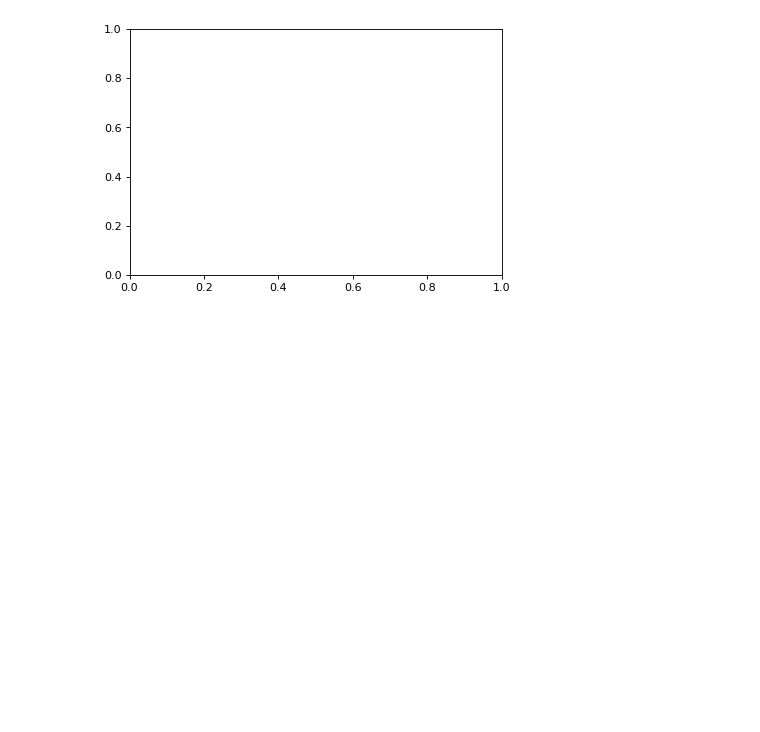
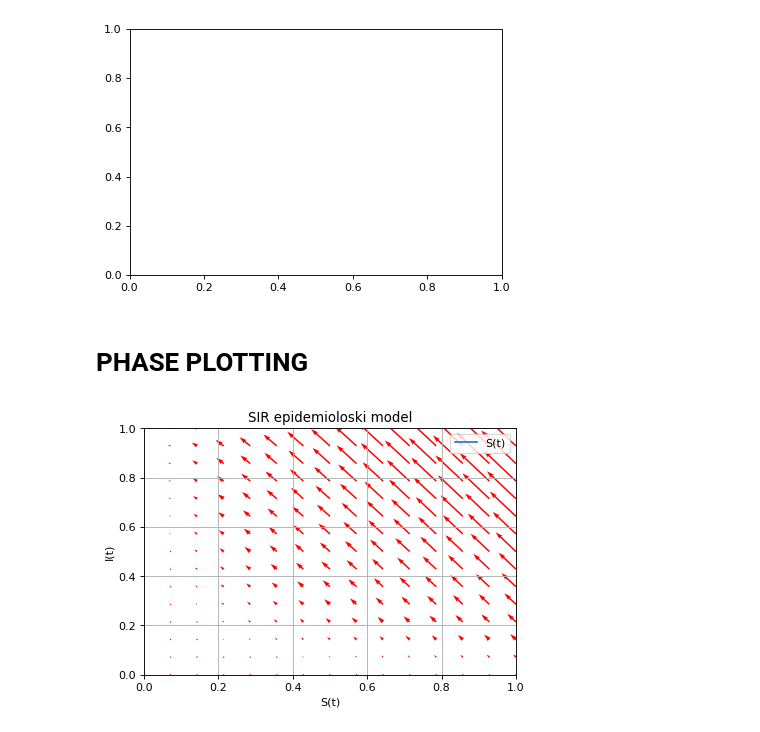
Before and after one commit to ZmijaZ/SIR-model, a Jupyter notebook: Numerical.ipynb, the cells around one changed output. Drawn from its saved outputs; the diff is of its cells as text; code cells hidden in the pictures; blank space fills up the shorter version.

Commit message:
Feature: Phase portrait Add phase portrait animation with corresponding arrows

```diff
--- a/Numerical.ipynb
+++ b/Numerical.ipynb
@@ -131 +135,3 @@ ani = animation.FuncAnimation(fig, update, frames=max(len(Ss), len(Is)) + 50, re
 ani.save('animation.gif', fps=30, writer='pillow')
+# %% [markdown]
+# PHASE PLOTTING
@@ -131,0 +140,51 @@ ani.save('animation.gif', fps=30, writer='pillow')
+# %%
+def f(t, y):
+#     S0=0.8
+#     I0=0.2
+#     R=1-S0-I0
+#     beta=1
+#     gamma=1/10
+    mu=5e-4;
+    return [mu-beta*y[0]*y[1]-mu*y[0], beta*y[0]*y[1]-gamma*y[1]-mu*y[1]]
+# %%
+fig, ax = plt.subplots(figsize=(6, 4), dpi=80)
+
+def update(frame):
+    ax.clear()
+
+    ax.set_xlim([0, 1])
+    ax.set_ylim([0, 1])
+    ##
+    y1 = np.linspace(0, 1, 15)
+    y2 = np.linspace(0, 1, 15)
+
+    [x, y] = np.meshgrid(y1, y2)
+
+    u = np.zeros(x.shape)
+    v = np.zeros(y.shape)
+
+    shape1,shape2=y.shape
+
+    for i in range(shape1):
+        res = f(ts[i], [x[i], y[i]])
+        u[i] = res[0]
+        v[i] = res[1]
+    plt.quiver(x, y, u, v, color="r")
+    ##
+    if frame < len(Ss):
+        ax.plot(Ss[:frame], Is[:frame], label = "S(t)")
+    else:
+        ax.plot(Ss, Is, label = "S(t)")
+
+    ax.set_title('SIR epidemioloski model')
+    ax.set_xlabel('S(t)')
+    ax.set_ylabel('I(t)')
+    ax.legend()
+    ax.grid(True)
+
+
+ani1 = animation.FuncAnimation(fig, update, frames=max(len(Ss), len(Is)) + 60, repeat=False, interval=h * 10)
+ani1.save('animation1.gif', fps=30, writer='pillow')
+# plt.plot(Ss, Is)
+# %% [output]
+[figure, added]
```
Also changed, not shown: parts of 4 cells of this notebook, 3 other files.
